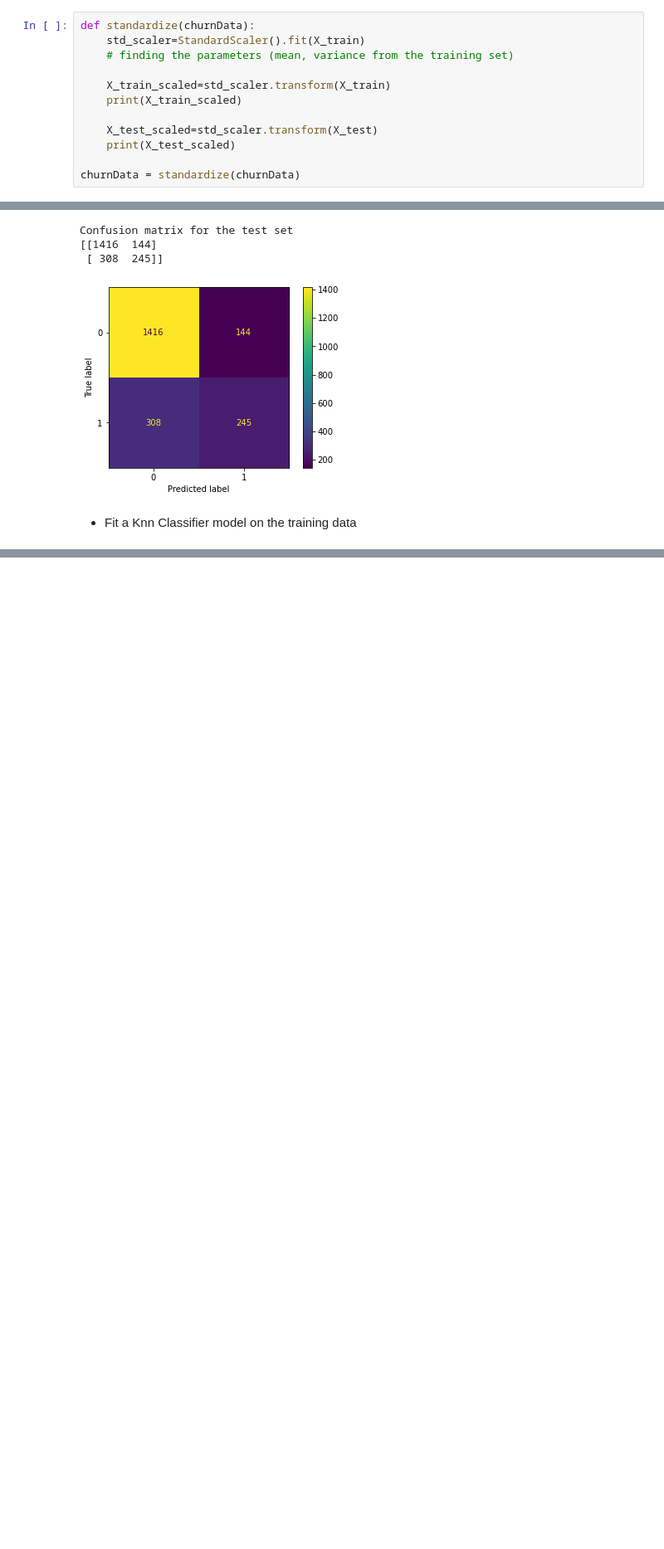
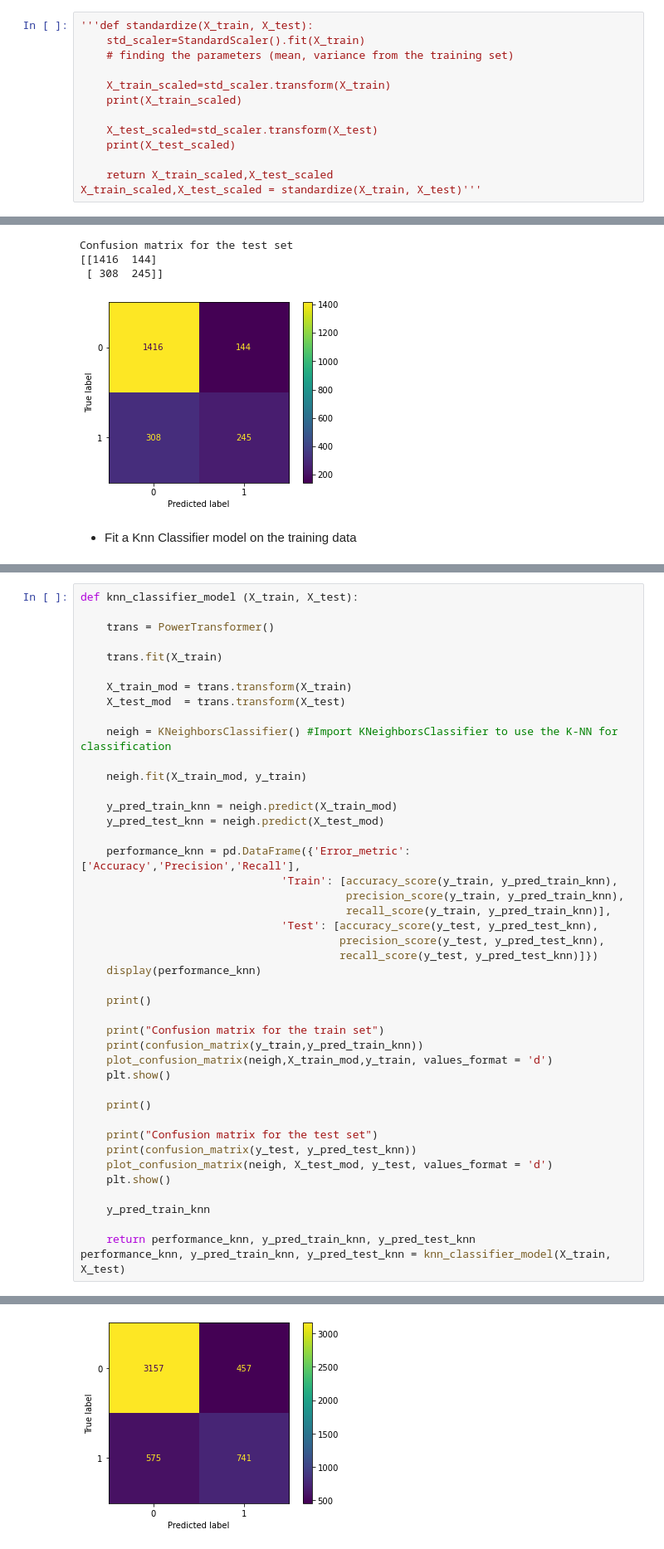
Before and after one commit to ZZN0412/LABS, a Jupyter notebook: Classification_Handling_Logistic_Regression_Imbalanced_data.ipynb, the cells around one changed output, grey strips where cells are left out. Shown: that part at 83% size. Drawn from its saved outputs; the diff is of its cells as text; blank space fills up the shorter version.

```diff
--- a/Classification_Handling_Logistic_Regression_Imbalanced_data.ipynb
+++ b/Classification_Handling_Logistic_Regression_Imbalanced_data.ipynb
@@ -221,7 +228,7 @@ X_test  = pd.DataFrame(X_test, columns=X.columns)
 # %% [markdown]
 - Scale the features either by using normalizer or a standard scaler.
 # %%
-def standardize(churnData):
+'''def standardize(X_train, X_test):
     std_scaler=StandardScaler().fit(X_train)
     # finding the parameters (mean, variance from the training set)
 
@@ -231,5 +238,6 @@ def standardize(churnData):
     X_test_scaled=std_scaler.transform(X_test)
     print(X_test_scaled)
 
-churnData = standardize(churnData)
+    return X_train_scaled,X_test_scaled
+X_train_scaled,X_test_scaled = standardize(X_train, X_test)'''
 # %% [output]
@@ -363,0 +568,45 @@ Confusion matrix for the test set
+# %%
+def knn_classifier_model (X_train, X_test):
+
+    trans = PowerTransformer()
+
+    trans.fit(X_train)
+
+    X_train_mod = trans.transform(X_train)
+    X_test_mod  = trans.transform(X_test)
+
+    neigh = KNeighborsClassifier() #Import KNeighborsClassifier to use the K-NN for classification
+
+    neigh.fit(X_train_mod, y_train)
+
+    y_pred_train_knn = neigh.predict(X_train_mod)
+    y_pred_test_knn = neigh.predict(X_test_mod)
+
+    performance_knn = pd.DataFrame({'Error_metric': ['Accuracy','Precision','Recall'],
+                               'Train': [accuracy_score(y_train, y_pred_train_knn),
+                                         precision_score(y_train, y_pred_train_knn),
+                                         recall_score(y_train, y_pred_train_knn)],
+                               'Test': [accuracy_score(y_test, y_pred_test_knn),
+                                        precision_score(y_test, y_pred_test_knn),
+                                        recall_score(y_test, y_pred_test_knn)]})
+    display(performance_knn)
+
+    print()
+
+    print("Confusion matrix for the train set")
+    print(confusion_matrix(y_train,y_pred_train_knn))
+    plot_confusion_matrix(neigh,X_train_mod,y_train, values_format = 'd')
+    plt.show()
+
+    print()
+
+    print("Confusion matrix for the test set")
+    print(confusion_matrix(y_test, y_pred_test_knn))
+    plot_confusion_matrix(neigh, X_test_mod, y_test, values_format = 'd')
+    plt.show()
+
+    y_pred_train_knn
+
+    return performance_knn, y_pred_train_knn, y_pred_test_knn
+performance_knn, y_pred_train_knn, y_pred_test_knn = knn_classifier_model(X_train, X_test)
+# %% [output]
@@ -363,0 +620 @@ Confusion matrix for the test set
+[figure, added]
```
Also changed, not shown: parts of 26 cells of this notebook.
